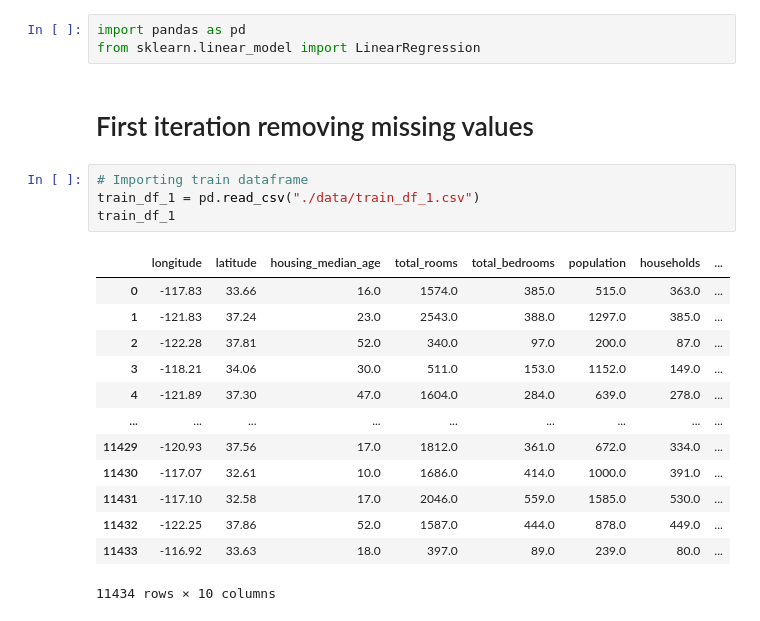
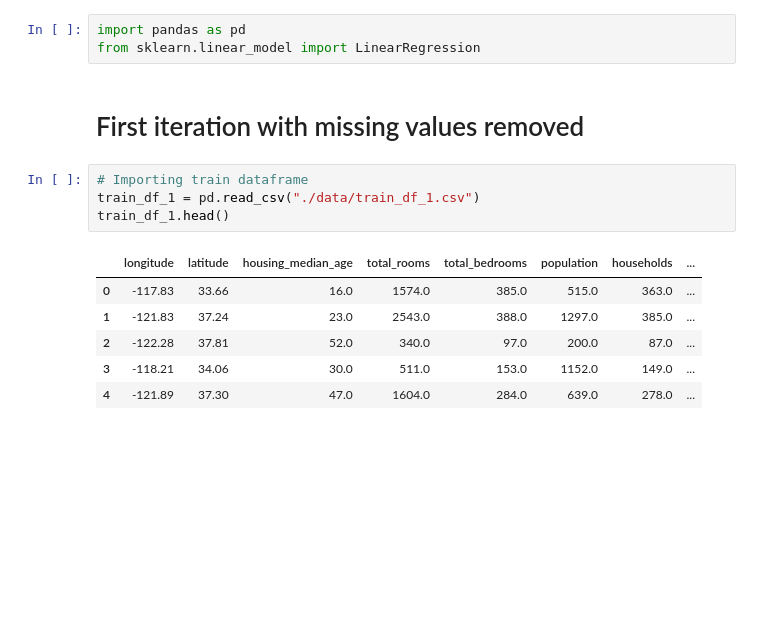
Before and after one commit to JonathanRaso/silicon_valley_immo_arturo, a Jupyter notebook: notebook_model.ipynb, the cells around one changed output. Cells and saved outputs as stored; diff of their text form; blank space fills up the shorter version.

```diff
--- a/notebook_model.ipynb
+++ b/notebook_model.ipynb
@@ -2,25 +2,18 @@
 import pandas as pd
 from sklearn.linear_model import LinearRegression
 # %% [markdown]
-# First iteration removing missing values
+# First iteration with missing values removed
 # %%
 # Importing train dataframe
 train_df_1 = pd.read_csv("./data/train_df_1.csv")
-train_df_1
+train_df_1.head()
 # %% [output]
 |  | longitude | latitude | housing_median_age | total_rooms | total_bedrooms | population | households | ... |
 | 0 | -117.83 | 33.66 | 16.0 | 1574.0 | 385.0 | 515.0 | 363.0 | ... |
 | 1 | -121.83 | 37.24 | 23.0 | 2543.0 | 388.0 | 1297.0 | 385.0 | ... |
 | 2 | -122.28 | 37.81 | 52.0 | 340.0 | 97.0 | 200.0 | 87.0 | ... |
 | 3 | -118.21 | 34.06 | 30.0 | 511.0 | 153.0 | 1152.0 | 149.0 | ... |
 | 4 | -121.89 | 37.30 | 47.0 | 1604.0 | 284.0 | 639.0 | 278.0 | ... |
-| ... | ... | ... | ... | ... | ... | ... | ... | ... |
-| 11429 | -120.93 | 37.56 | 17.0 | 1812.0 | 361.0 | 672.0 | 334.0 | ... |
-| 11430 | -117.07 | 32.61 | 10.0 | 1686.0 | 414.0 | 1000.0 | 391.0 | ... |
-| 11431 | -117.10 | 32.58 | 17.0 | 2046.0 | 559.0 | 1585.0 | 530.0 | ... |
-| 11432 | -122.25 | 37.86 | 52.0 | 1587.0 | 444.0 | 878.0 | 449.0 | ... |
-| 11433 | -116.92 | 33.63 | 18.0 | 397.0 | 89.0 | 239.0 | 80.0 | ... |
-11434 rows × 10 columns
 # %%
 # Importing test dataframe
 test_df_1 = pd.read_csv("./data/test_df_1.csv")
```
Also changed, not shown: parts of 8 cells of this notebook, 1 other file.
